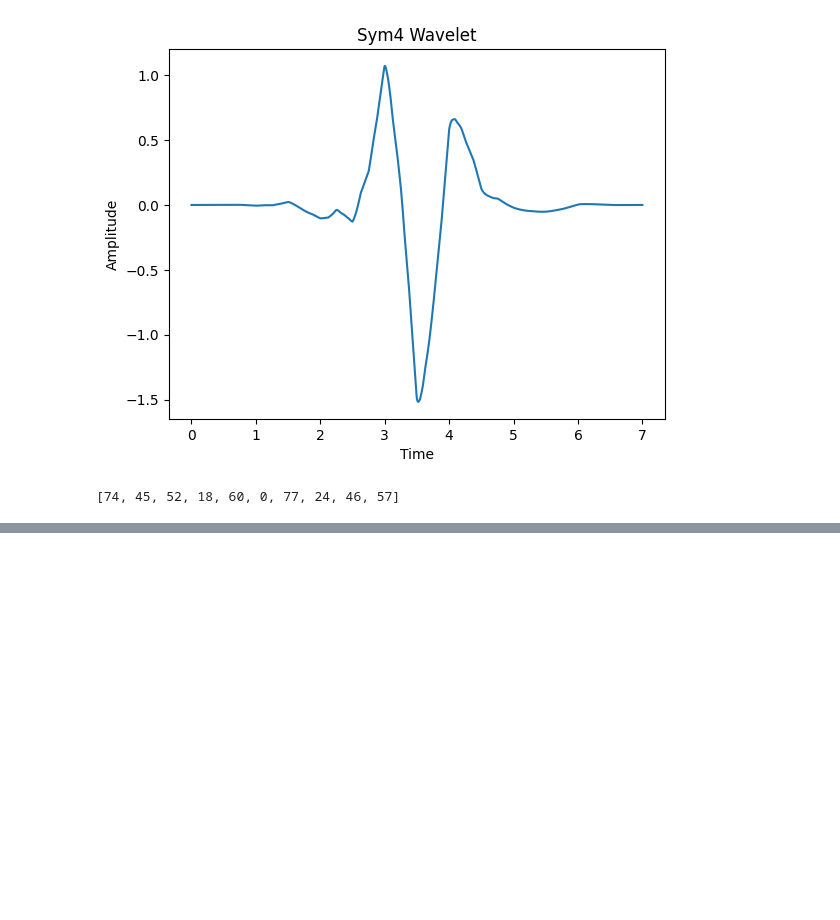
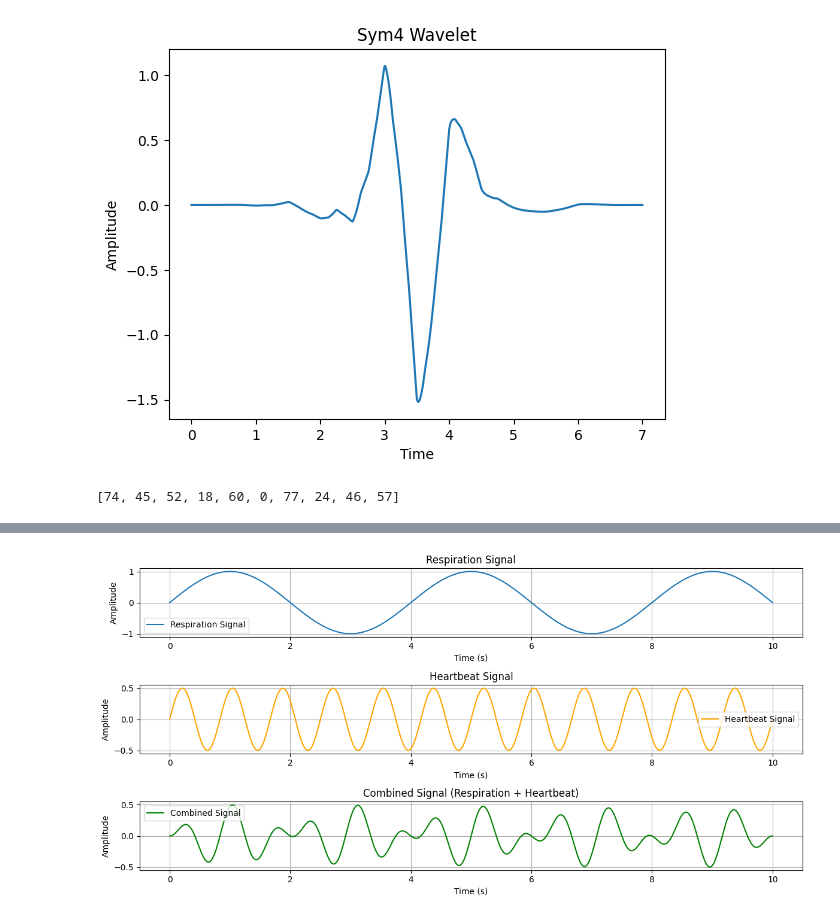
Before and after one commit to zaidpitafi/heartsim, a Jupyter notebook: z.ipynb, the cells around one changed output, grey strips where cells are left out. Saved outputs shown, nothing was run; the diff lists cells and outputs as text; code cells hidden in the pictures; blank space fills up the shorter version.

```diff
--- a/z.ipynb
+++ b/z.ipynb
@@ -77,0 +95,62 @@ plt.plot(a)
+# %%
+import numpy as np
+import matplotlib.pyplot as plt
+
+# Parameters
+fs = 1000  # Sampling frequency in Hz
+duration = 10  # Signal duration in seconds
+
+# Respiration signal parameters
+f_resp = 0.25  # Respiration frequency in Hz (15 breaths per minute)
+amplitude_resp = 1.0  # Amplitude of the respiration signal
+
+# Heartbeat signal parameters
+f_heartbeat = 1.2  # Heartbeat frequency in Hz (~72 beats per minute)
+amplitude_heartbeat = 0.5  # Amplitude of the heartbeat signal
+
+# Time vector
+t = np.linspace(0, duration, int(fs * duration), endpoint=False)
+
+# Respiration signal (sinusoidal)
+resp_signal = amplitude_resp * np.sin(2 * np.pi * f_resp * t)
+
+# Heartbeat signal (sinusoidal)
+heartbeat_signal = amplitude_heartbeat * np.sin(2 * np.pi * f_heartbeat * t)
+
+# Combined signal
+combined_signal = resp_signal * heartbeat_signal
+
+# Plot the signals
+plt.figure(figsize=(12, 6))
+
+# Plot respiration signal
+plt.subplot(3, 1, 1)
+plt.plot(t, resp_signal, label='Respiration Signal')
+plt.xlabel('Time (s)')
+plt.ylabel('Amplitude')
+plt.title('Respiration Signal')
+plt.grid()
+plt.legend()
+
+# Plot heartbeat signal
+plt.subplot(3, 1, 2)
+plt.plot(t, heartbeat_signal, label='Heartbeat Signal', color='orange')
+plt.xlabel('Time (s)')
+plt.ylabel('Amplitude')
+plt.title('Heartbeat Signal')
+plt.grid()
+plt.legend()
+
+# Plot combined signal
+plt.subplot(3, 1, 3)
+plt.plot(t, combined_signal, label='Combined Signal', color='green')
+plt.xlabel('Time (s)')
+plt.ylabel('Amplitude')
+plt.title('Combined Signal (Respiration + Heartbeat)')
+plt.grid()
+plt.legend()
+
+plt.tight_layout()
+plt.show()
+# %% [output]
+[figure, added]
```
Also changed, not shown: parts of 13 cells of this notebook, 2 other files.
